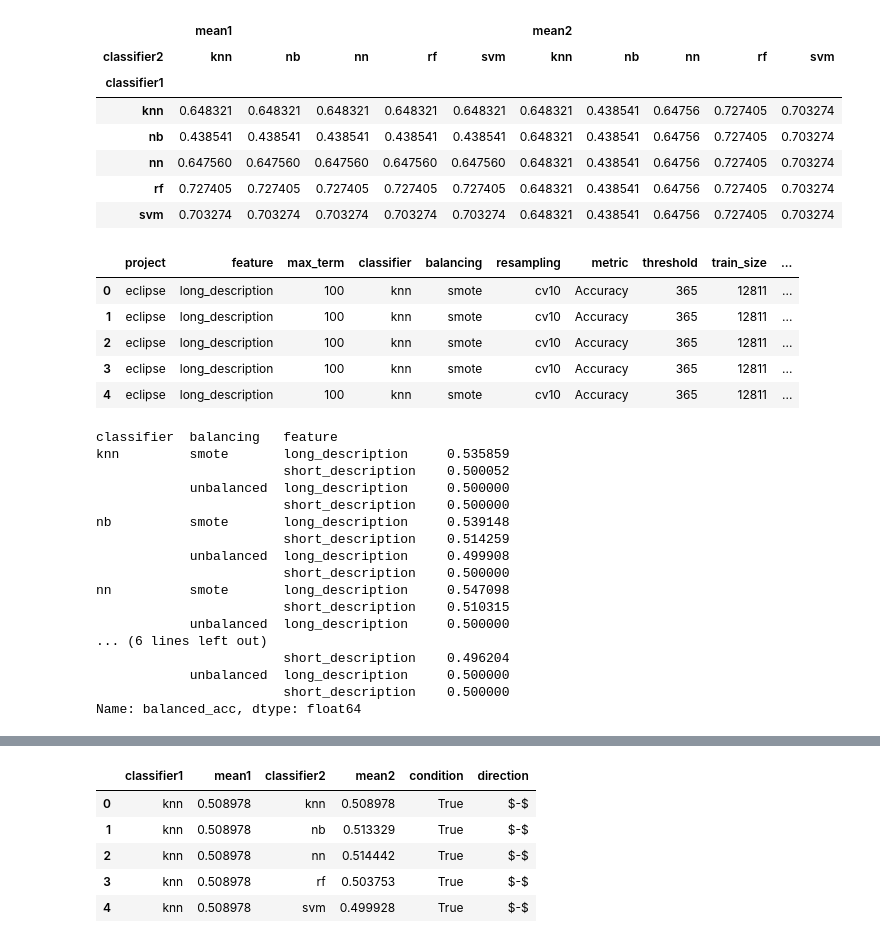
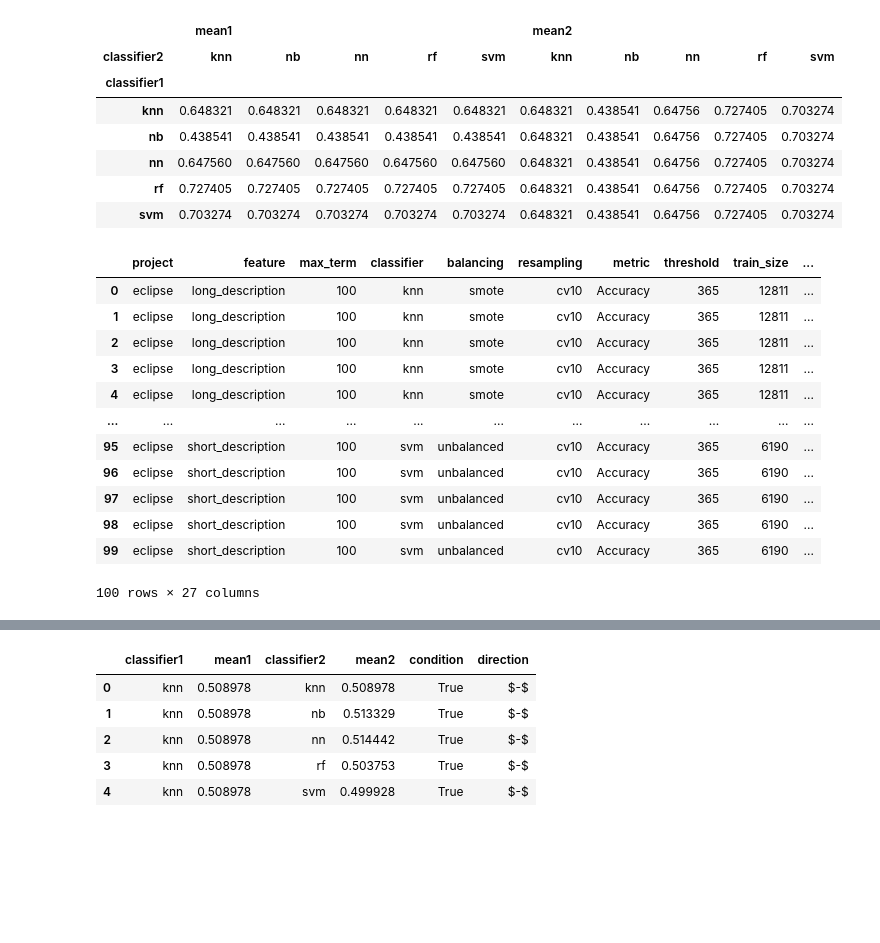
Before and after one commit to gomesluiz/long-lived-bug-predictor, a Jupyter notebook: notebooks/20200912_long_lived_prediction_rq4_data_analysis.ipynb, the cells around one changed output, grey strips where cells are left out. Cells and saved outputs as stored; diff of their text form; code cells hidden in the pictures; blank space fills up the shorter version.

```diff
--- a/notebooks/20200912_long_lived_prediction_rq4_data_analysis.ipynb
+++ b/notebooks/20200912_long_lived_prediction_rq4_data_analysis.ipynb
@@ -211,32 +179,19 @@ statistics_pivoted
 | rf | 0.727405 | 0.727405 | 0.727405 | 0.727405 | 0.727405 | 0.648321 | 0.438541 | 0.64756 | 0.727405 | 0.703274 |
 | svm | 0.703274 | 0.703274 | 0.703274 | 0.703274 | 0.703274 | 0.648321 | 0.438541 | 0.64756 | 0.727405 | 0.703274 |
 # %%
-eclipse_metrics_in_test = pd.read_csv("../output/data/20200912_r4_1b_predict_long_lived_bug_test_final.csv",  sep=",")
-eclipse_metrics_in_test.head()
+eclipse_metrics_in_test = pd.read_csv("../output/data/20200912_r4_1b_predict_long_lived_bug_test_final_1.csv",  sep=",")
+eclipse_metrics_in_test
 # %% [output]
 |  | project | feature | max_term | classifier | balancing | resampling | metric | threshold | train_size | ... |
 | 0 | eclipse | long_description | 100 | knn | smote | cv10 | Accuracy | 365 | 12811 | ... |
 | 1 | eclipse | long_description | 100 | knn | smote | cv10 | Accuracy | 365 | 12811 | ... |
 | 2 | eclipse | long_description | 100 | knn | smote | cv10 | Accuracy | 365 | 12811 | ... |
 | 3 | eclipse | long_description | 100 | knn | smote | cv10 | Accuracy | 365 | 12811 | ... |
 | 4 | eclipse | long_description | 100 | knn | smote | cv10 | Accuracy | 365 | 12811 | ... |
+| ... | ... | ... | ... | ... | ... | ... | ... | ... | ... | ... |
+| 95 | eclipse | short_description | 100 | svm | unbalanced | cv10 | Accuracy | 365 | 6190 | ... |
+| 96 | eclipse | short_description | 100 | svm | unbalanced | cv10 | Accuracy | 365 | 6190 | ... |
+| 97 | eclipse | short_description | 100 | svm | unbalanced | cv10 | Accuracy | 365 | 6190 | ... |
+| 98 | eclipse | short_description | 100 | svm | unbalanced | cv10 | Accuracy | 365 | 6190 | ... |
+| 99 | eclipse | short_description | 100 | svm | unbalanced | cv10 | Accuracy | 365 | 6190 | ... |
+100 rows × 27 columns
-# %%
-eclipse_metrics_in_test.groupby(['classifier', 'balancing', 'feature'])['balanced_acc'].mean()
-# %% [output]
-classifier  balancing   feature
-knn         smote       long_description     0.535859
-                        short_description    0.500052
-            unbalanced  long_description     0.500000
-                        short_description    0.500000
-nb          smote       long_description     0.539148
-                        short_description    0.514259
-            unbalanced  long_description     0.499908
-                        short_description    0.500000
-nn          smote       long_description     0.547098
-                        short_description    0.510315
-            unbalanced  long_description     0.500000
-... (6 lines left out)
-                        short_description    0.496204
-            unbalanced  long_description     0.500000
-                        short_description    0.500000
-Name: balanced_acc, dtype: float64
```
Also changed, not shown: parts of 11 cells of this notebook, 4 other files.
